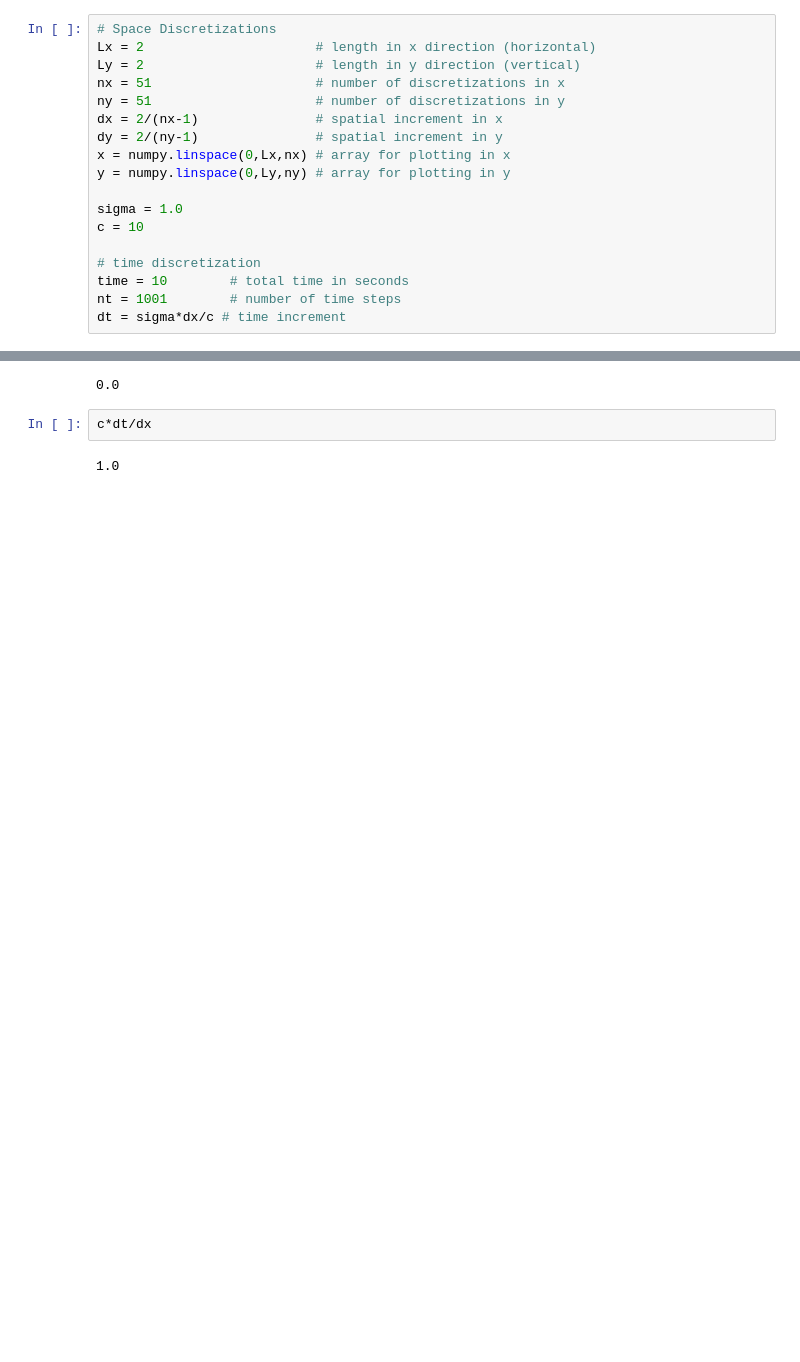
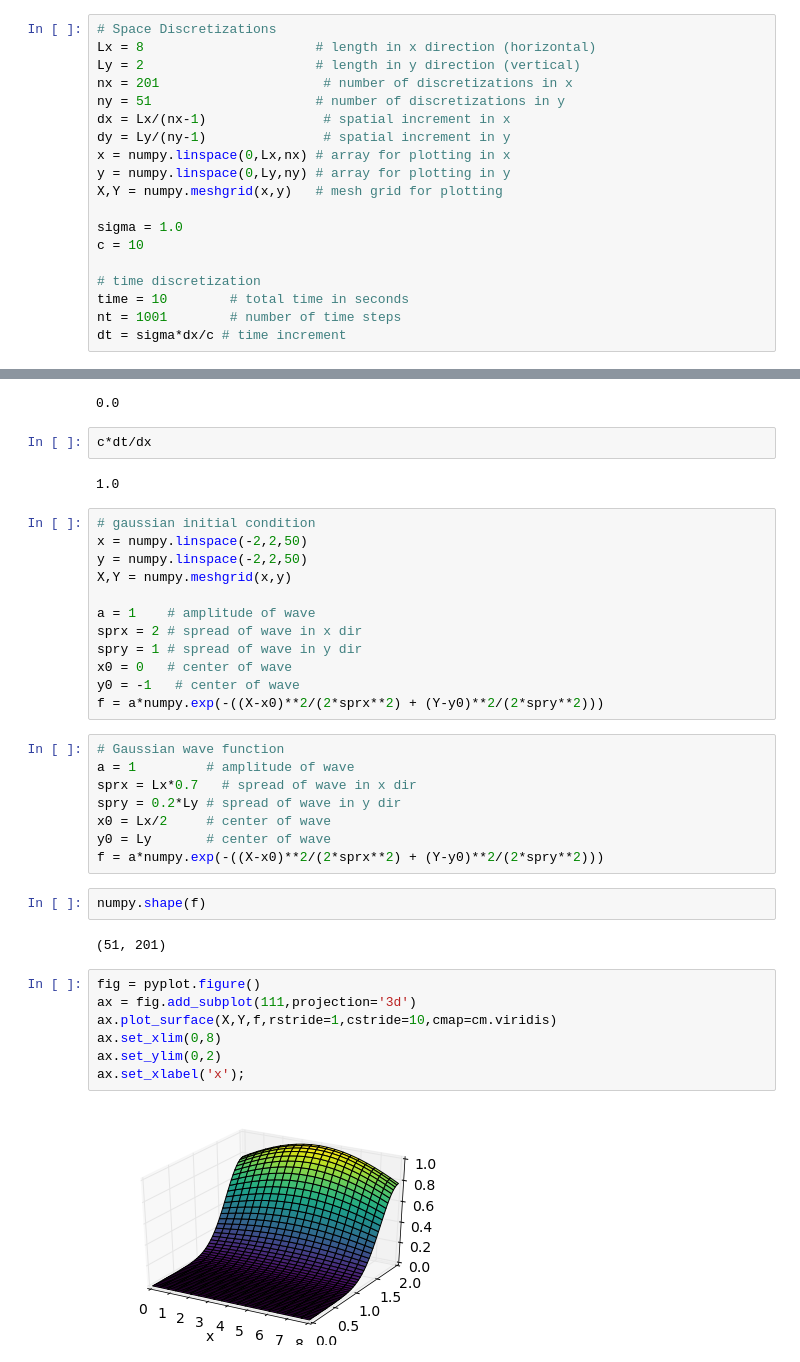
Before and after one commit to numerical-mooc/assignment-bank-2016, a Jupyter notebook: morrill/testing_with_waves.ipynb, the cells around one changed output, grey strips where cells are left out. Cells and saved outputs as stored; diff of their text form; blank space fills up the shorter version.

Commit message:
changed initial condition to be a Gaussian wave spread out over x directiona and centered at top surface of box. It is working as intended

```diff
--- a/morrill/testing_with_waves.ipynb
+++ b/morrill/testing_with_waves.ipynb
@@ -5,14 +6,15 @@ from matplotlib import pyplot, cm, rcParams
 rcParams['font.size'] = 14
 # %%
 # Space Discretizations
-Lx = 2                      # length in x direction (horizontal)
+Lx = 8                      # length in x direction (horizontal)
 Ly = 2                      # length in y direction (vertical)
-nx = 51                     # number of discretizations in x
+nx = 201                     # number of discretizations in x
 ny = 51                     # number of discretizations in y
-dx = 2/(nx-1)               # spatial increment in x
-dy = 2/(ny-1)               # spatial increment in y
+dx = Lx/(nx-1)               # spatial increment in x
+dy = Ly/(ny-1)               # spatial increment in y
 x = numpy.linspace(0,Lx,nx) # array for plotting in x
 y = numpy.linspace(0,Ly,ny) # array for plotting in y
+X,Y = numpy.meshgrid(x,y)   # mesh grid for plotting
 
 sigma = 1.0
 c = 10
@@ -95,3 +114,36 @@ p[1].max()
 c*dt/dx
 # %% [output]
 1.0
+# %%
+# gaussian initial condition
+x = numpy.linspace(-2,2,50)
+y = numpy.linspace(-2,2,50)
+X,Y = numpy.meshgrid(x,y)
+
+a = 1    # amplitude of wave
+sprx = 2 # spread of wave in x dir
+spry = 1 # spread of wave in y dir
+x0 = 0   # center of wave
+y0 = -1   # center of wave
+f = a*numpy.exp(-((X-x0)**2/(2*sprx**2) + (Y-y0)**2/(2*spry**2)))
+# %%
+# Gaussian wave function
+a = 1         # amplitude of wave
+sprx = Lx*0.7   # spread of wave in x dir
+spry = 0.2*Ly # spread of wave in y dir
+x0 = Lx/2     # center of wave
+y0 = Ly       # center of wave
+f = a*numpy.exp(-((X-x0)**2/(2*sprx**2) + (Y-y0)**2/(2*spry**2)))
+# %%
+numpy.shape(f)
+# %% [output]
+(51, 201)
+# %%
+fig = pyplot.figure()
+ax = fig.add_subplot(111,projection='3d')
+ax.plot_surface(X,Y,f,rstride=1,cstride=10,cmap=cm.viridis)
+ax.set_xlim(0,8)
+ax.set_ylim(0,2)
+ax.set_xlabel('x');
+# %% [output]
+[figure, added]
```
Also changed, not shown: parts of 7 cells of this notebook.
